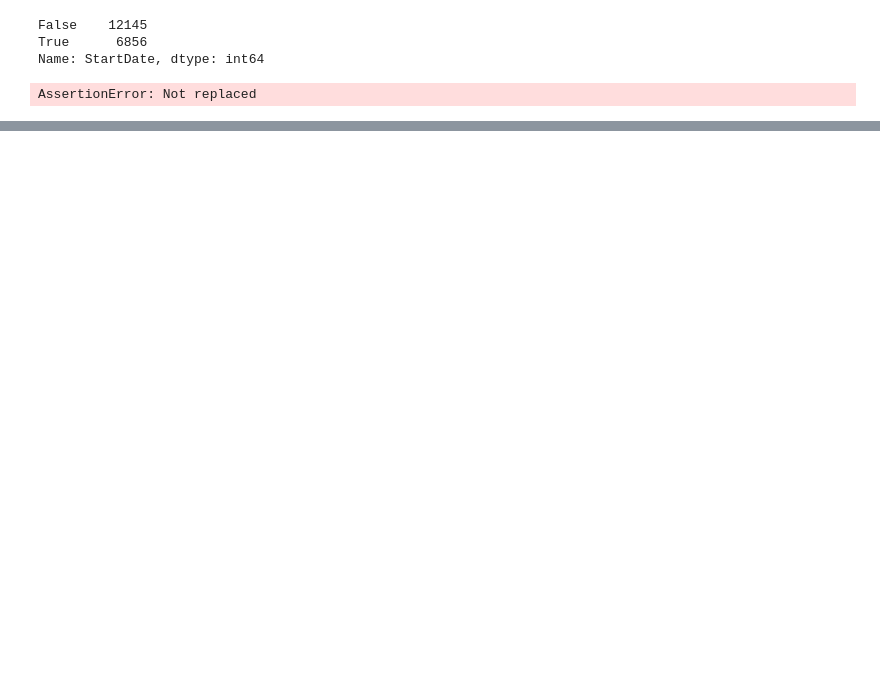
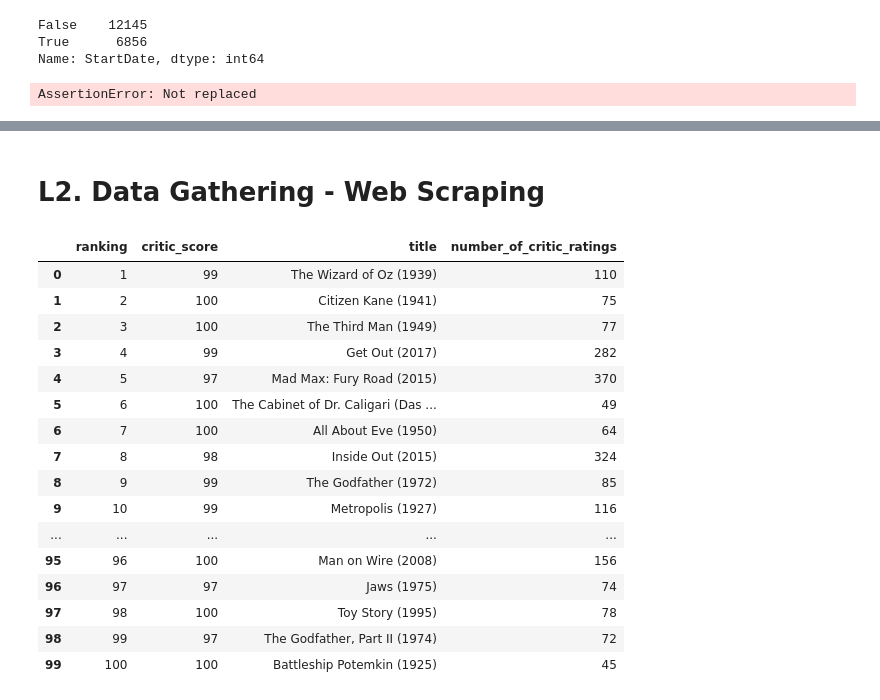
Before and after one commit to KarinWiberg/uc_dataanalytics_data_wrangling, a Jupyter notebook: data_wrangling.ipynb, the cells around one changed output, grey strips where cells are left out. Cells and saved outputs as stored; diff of their text form; code cells hidden in the pictures; blank space fills up the shorter version.

Commit message:
Data Gathering Part 2 Quiz 10

```diff
--- a/data_wrangling.ipynb
+++ b/data_wrangling.ipynb
@@ -274,0 +293,2 @@ AssertionError: Not replaced
+# %% [markdown]
+# L2. Data Gathering - Web Scraping
@@ -274,0 +300,22 @@ AssertionError: Not replaced
+# %%
+# Internal data TSV
+# pd.read_csv('bestofrt.tsv', sep = None) - works with warning
+pd.read_csv('bestofrt.tsv', sep = '\t')
+# %% [output]
+|  | ranking | critic_score | title | number_of_critic_ratings |
+| 0 | 1 | 99 | The Wizard of Oz (1939) | 110 |
+| 1 | 2 | 100 | Citizen Kane (1941) | 75 |
+| 2 | 3 | 100 | The Third Man (1949) | 77 |
+| 3 | 4 | 99 | Get Out (2017) | 282 |
+| 4 | 5 | 97 | Mad Max: Fury Road (2015) | 370 |
+| 5 | 6 | 100 | The Cabinet of Dr. Caligari (Das ... | 49 |
+| 6 | 7 | 100 | All About Eve (1950) | 64 |
+| 7 | 8 | 98 | Inside Out (2015) | 324 |
+| 8 | 9 | 99 | The Godfather (1972) | 85 |
+| 9 | 10 | 99 | Metropolis (1927) | 116 |
+| ... | ... | ... | ... | ... |
+| 95 | 96 | 100 | Man on Wire (2008) | 156 |
+| 96 | 97 | 97 | Jaws (1975) | 74 |
+| 97 | 98 | 100 | Toy Story (1995) | 78 |
+| 98 | 99 | 97 | The Godfather, Part II (1974) | 72 |
+| 99 | 100 | 100 | Battleship Potemkin (1925) | 45 |
```
Also changed, not shown: parts of 16 cells of this notebook.
